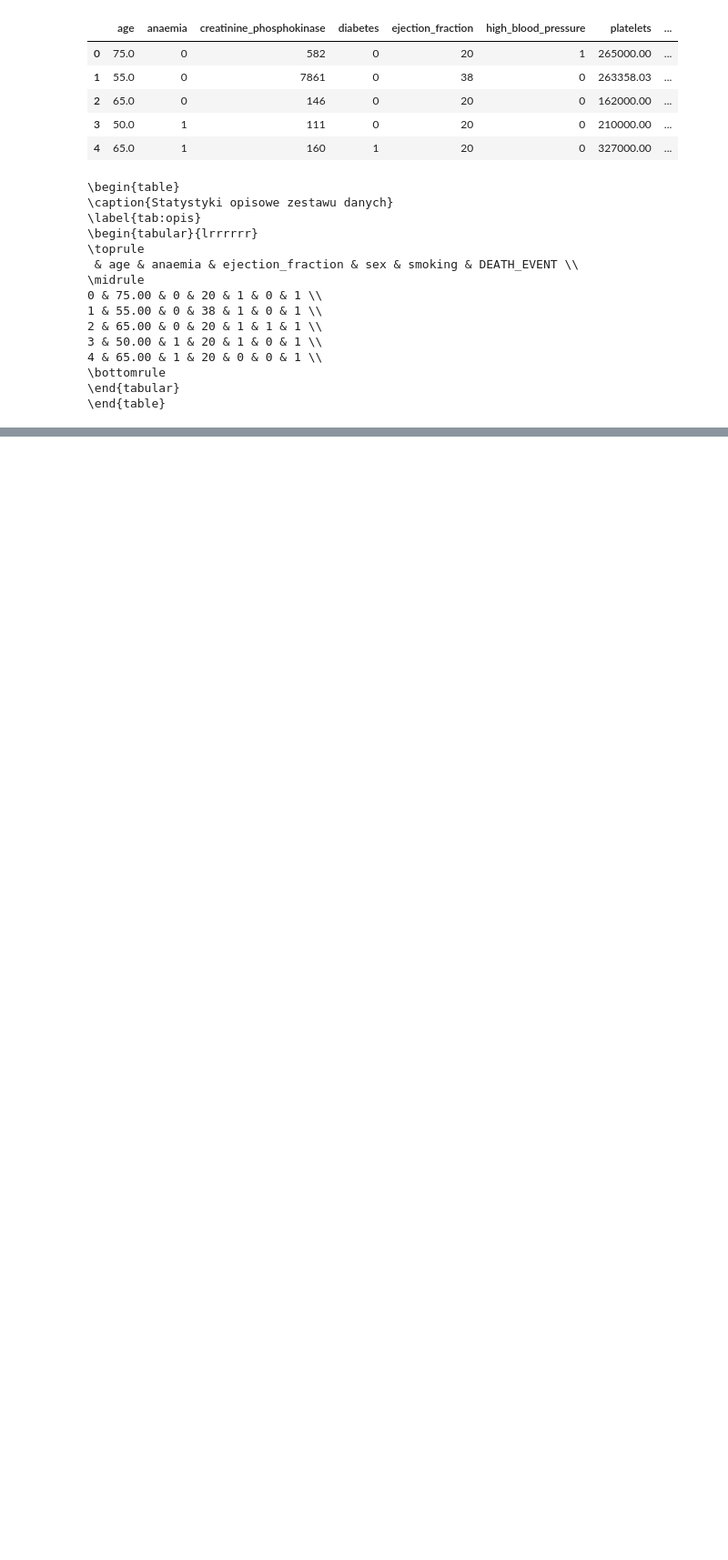
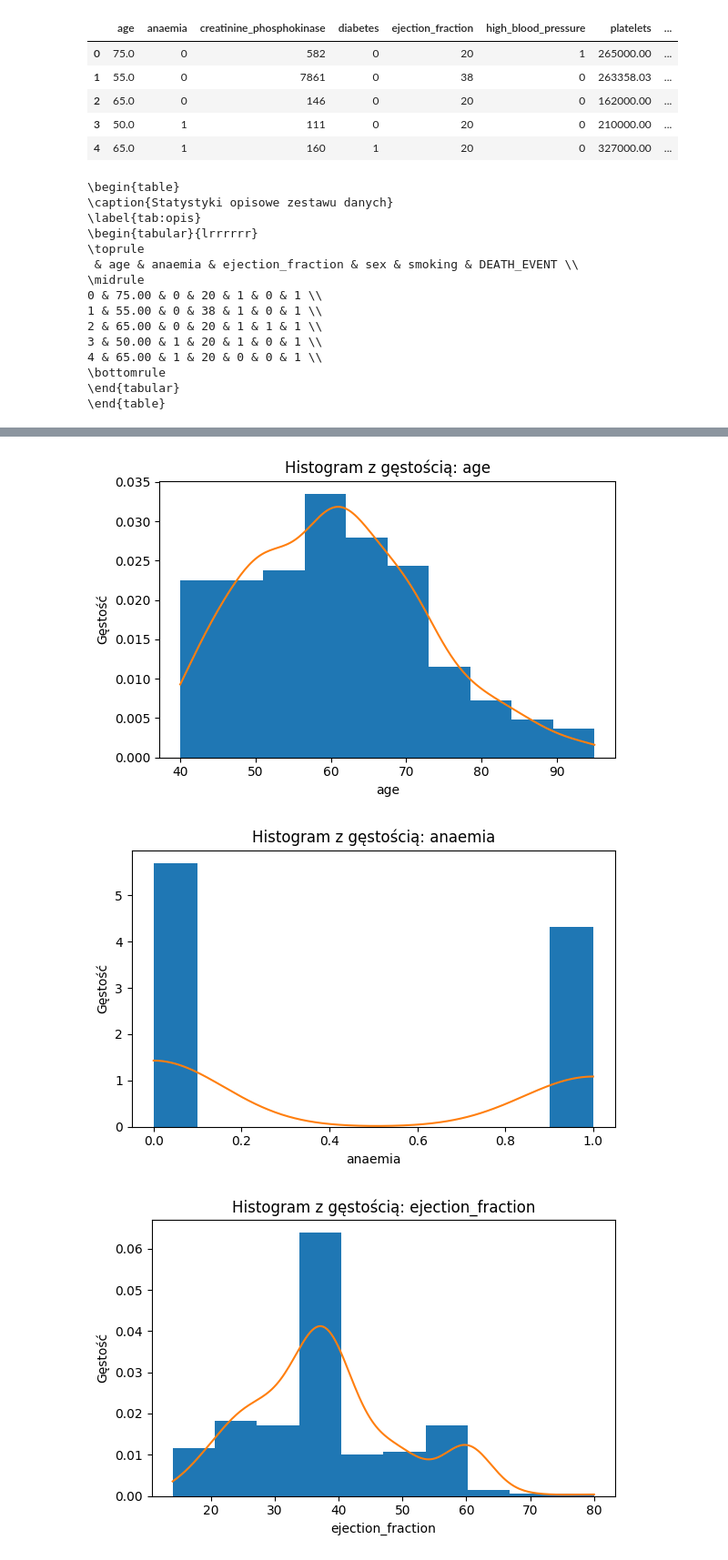
Before and after one commit to Krupahombre/SADM, a Jupyter notebook: hf_statistical_analysis.ipynb, the cells around one changed output, grey strips where cells are left out. Shown: that part at 91% size. Saved outputs shown, nothing was run; the diff lists cells and outputs as text; code cells hidden in the pictures; blank space fills up the shorter version.

```diff
--- a/hf_statistical_analysis.ipynb
+++ b/hf_statistical_analysis.ipynb
@@ -101,0 +128,19 @@ print(desc.to_latex(index=True,
+# %%
+for col in cols:
+    data = hf[col].dropna()
+    density = gaussian_kde(data)
+    xs = np.linspace(data.min(), data.max(), 200)
+
+    plt.figure(figsize=(6, 4))
+    plt.hist(data, bins=10, density=True)
+    plt.plot(xs, density(xs))
+
+    plt.xlabel(col)
+    plt.ylabel('Gęstość')
+    plt.title(f'Histogram z gęstością: {col}')
+    plt.tight_layout()
+    plt.show()
+# %% [output]
+[figure, added]
+[figure, added]
+[figure, added]
```
Also changed, not shown: parts of 4 cells of this notebook.
